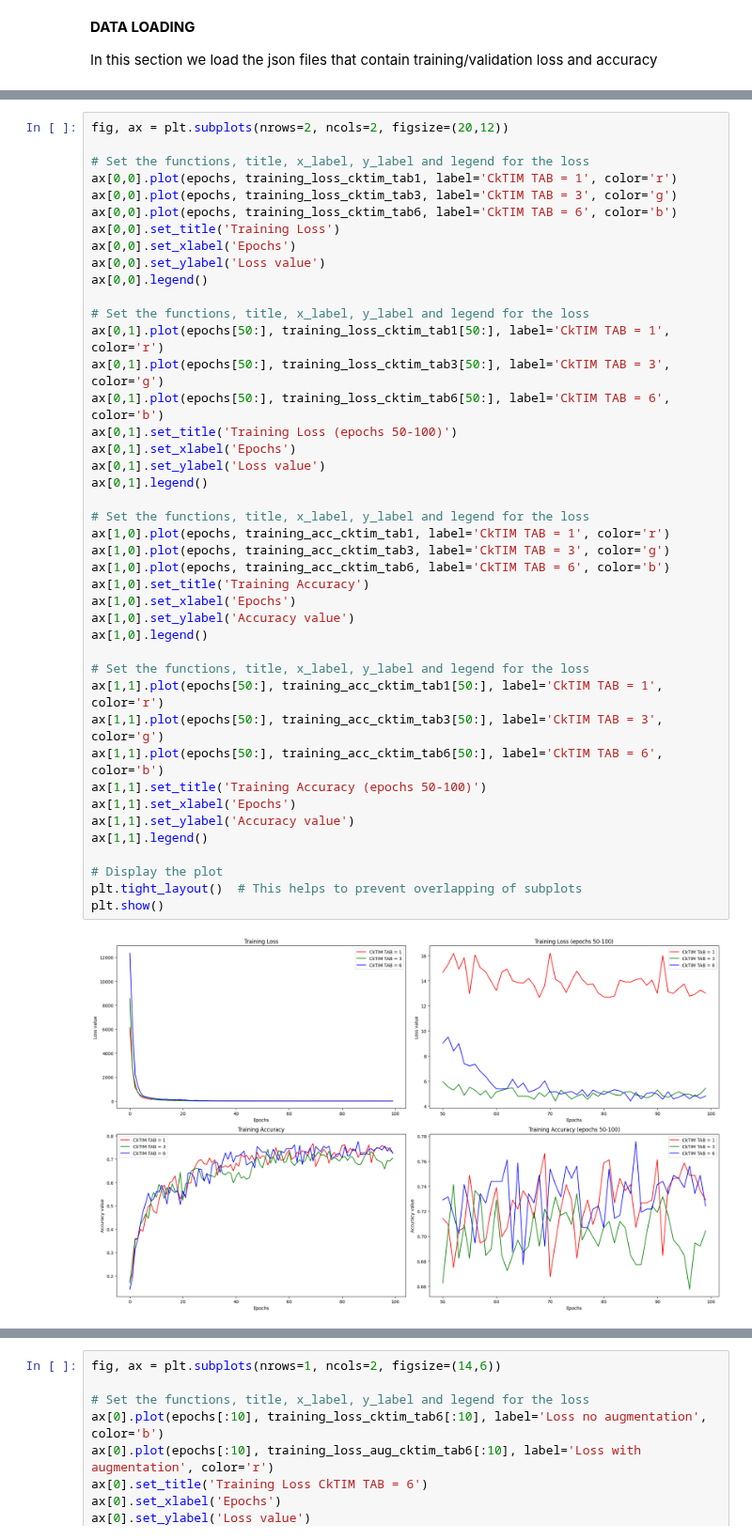
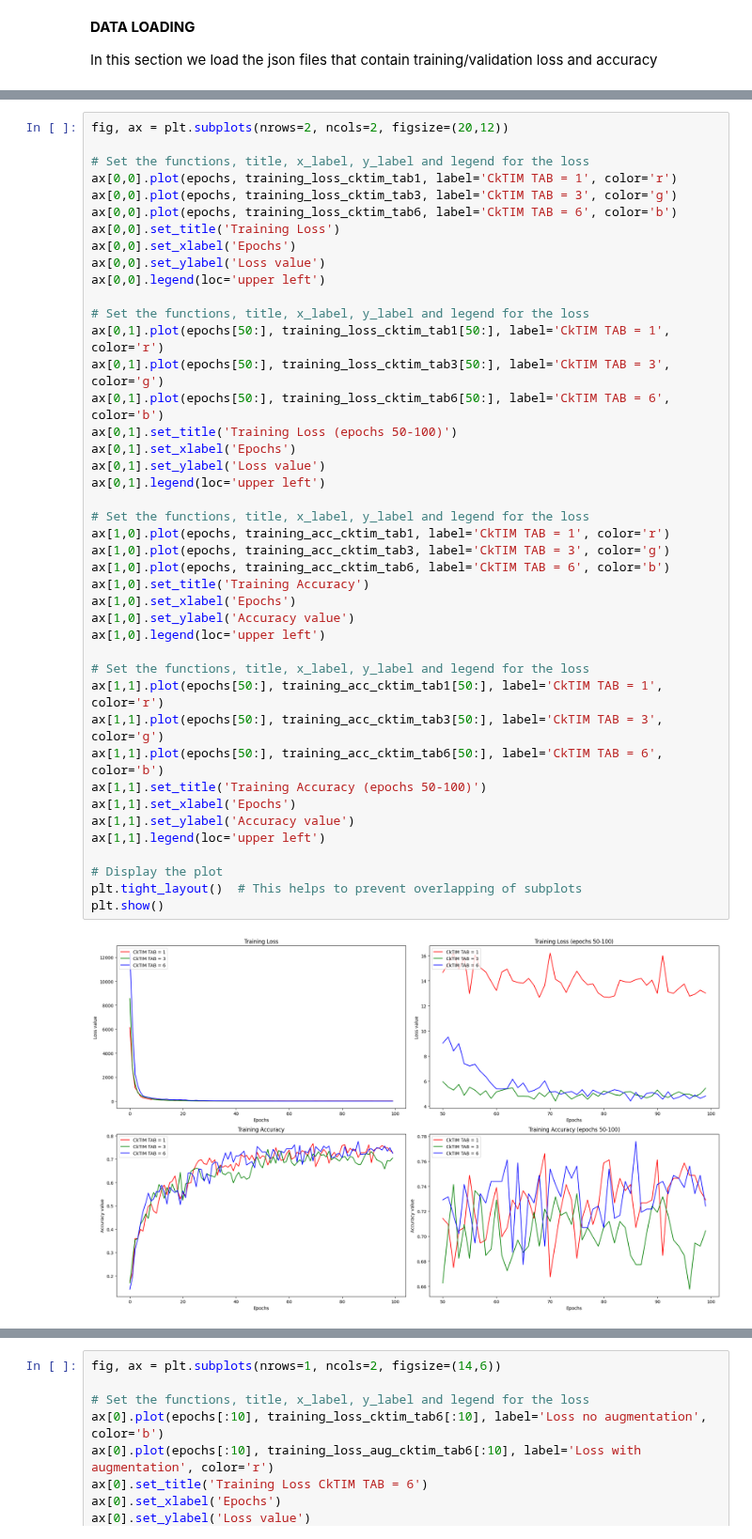
Before and after one commit to cybernetic-m/nn-project, a Jupyter notebook: notebook_results.ipynb, the cells around one changed output, grey strips where cells are left out. Shown at 94% size. Drawn from its saved outputs; the diff is of its cells as text.

```diff
--- a/notebook_results.ipynb
+++ b/notebook_results.ipynb
@@ -128,37 +128,37 @@ ax[0,0].plot(epochs, training_loss_cktim_tab6, label='CkTIM TAB = 6', color='b')
 ax[0,0].set_title('Training Loss')
 ax[0,0].set_xlabel('Epochs')
 ax[0,0].set_ylabel('Loss value')
-ax[0,0].legend()
+ax[0,0].legend(loc='upper left')
 
 # Set the functions, title, x_label, y_label and legend for the loss
 ax[0,1].plot(epochs[50:], training_loss_cktim_tab1[50:], label='CkTIM TAB = 1', color='r')
 ax[0,1].plot(epochs[50:], training_loss_cktim_tab3[50:], label='CkTIM TAB = 3', color='g')
 ax[0,1].plot(epochs[50:], training_loss_cktim_tab6[50:], label='CkTIM TAB = 6', color='b')
 ax[0,1].set_title('Training Loss (epochs 50-100)')
 ax[0,1].set_xlabel('Epochs')
 ax[0,1].set_ylabel('Loss value')
-ax[0,1].legend()
+ax[0,1].legend(loc='upper left')
 
 # Set the functions, title, x_label, y_label and legend for the loss
 ax[1,0].plot(epochs, training_acc_cktim_tab1, label='CkTIM TAB = 1', color='r')
 ax[1,0].plot(epochs, training_acc_cktim_tab3, label='CkTIM TAB = 3', color='g')
 ax[1,0].plot(epochs, training_acc_cktim_tab6, label='CkTIM TAB = 6', color='b')
 ax[1,0].set_title('Training Accuracy')
 ax[1,0].set_xlabel('Epochs')
 ax[1,0].set_ylabel('Accuracy value')
-ax[1,0].legend()
+ax[1,0].legend(loc='upper left')
 
 # Set the functions, title, x_label, y_label and legend for the loss
 ax[1,1].plot(epochs[50:], training_acc_cktim_tab1[50:], label='CkTIM TAB = 1', color='r')
 ax[1,1].plot(epochs[50:], training_acc_cktim_tab3[50:], label='CkTIM TAB = 3', color='g')
 ax[1,1].plot(epochs[50:], training_acc_cktim_tab6[50:], label='CkTIM TAB = 6', color='b')
 ax[1,1].set_title('Training Accuracy (epochs 50-100)')
 ax[1,1].set_xlabel('Epochs')
 ax[1,1].set_ylabel('Accuracy value')
-ax[1,1].legend()
+ax[1,1].legend(loc='upper left')
 
 # Display the plot
 plt.tight_layout()  # This helps to prevent overlapping of subplots
 plt.show()
 # %% [output]
-[figure, old version]
+[figure, new version]
```
Also changed, not shown: parts of 10 cells of this notebook, 2 other files.
